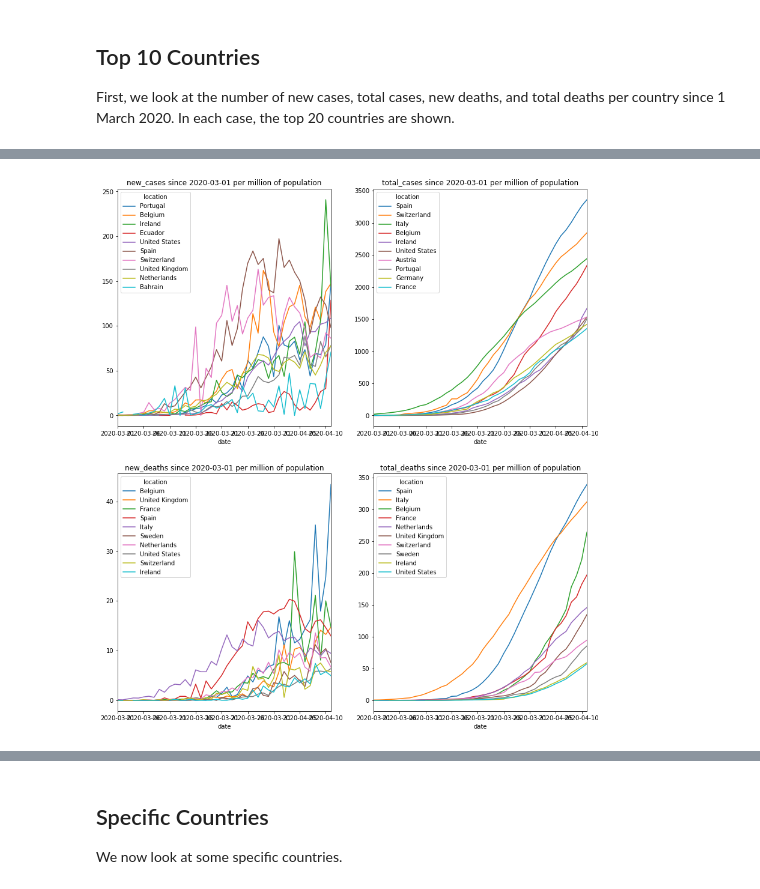
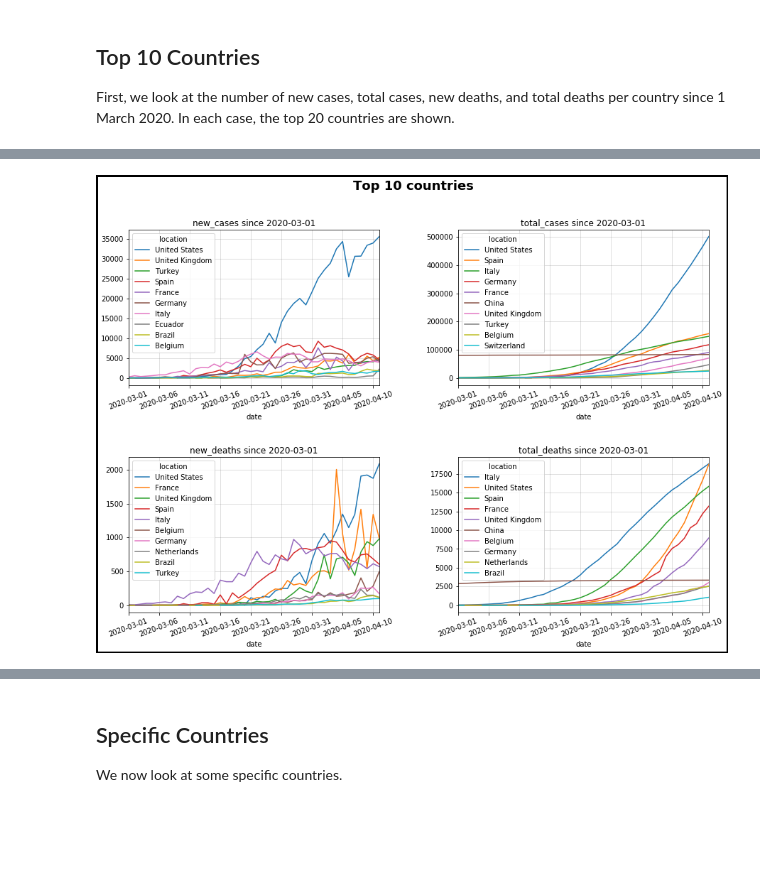
Before and after one commit to bakirl/covid19-tracker, a Jupyter notebook: covid19.ipynb, the cells around one changed output, grey strips where cells are left out. Drawn from its saved outputs; the diff is of its cells as text; code cells hidden in the pictures; blank space fills up the shorter version.

Commit message:
Some more charts

```diff
--- a/covid19.ipynb
+++ b/covid19.ipynb
@@ -116,8 +116,19 @@ Note that in all cases, the legend lists the countries in descending order (larg
 ## Top 10 Countries
 First, we look at the number of new cases, total cases, new deaths, and total deaths per country since 1 March 2020. In each case, the top 20 countries are shown.
 # %%
-plt.rcParams["figure.figsize"] = (14, 10)
-fig, ax = plt.subplots(2,2)
-for values, axis in zip(['new_cases', 'total_cases', 'new_deaths', 'total_deaths'], [ax[0][0], ax[0][1], ax[1][0], ax[1][1]]):
-    sub, title = covid(countries=countries_inter, by_pop=False, values=values)
-    sub.iloc[:,:10].plot(title=title, logy=False, ax=axis, rot=20)
+def covid_plot(n=10, countries=countries_inter, by_pop=False, sort=True, suptitle='', colors=[]):
+    plt.rcParams["figure.figsize"] = (14, 10)
+    fig, ax = plt.subplots(2, 2, linewidth=5, edgecolor='black')
+    fig.tight_layout(pad=8)
+    if (suptitle==''):
+        suptitle = 'Top ' + str(n) + ' countries'
+    if (by_pop):
+        suptitle += ' by population'
+    fig.suptitle(suptitle, size=18, weight='bold')
+    for values, axis in zip(['new_cases', 'total_cases', 'new_deaths', 'total_deaths'], [ax[0][0], ax[0][1], ax[1][0], ax[1][1]]):
+        sub, title = covid(countries=countries, by_pop=by_pop, values=values, sort=sort)
+        if (colors == []):
+            ax1 = sub.iloc[:,:n].plot(title=title, logy=False, ax=axis, rot=20)
+        else:
+            ax1 = sub.iloc[:,:n].plot(title=title, logy=False, ax=axis, rot=20, colors=colors)
+        ax1.grid(color='grey', linestyle='-', linewidth=0.5, alpha=0.5, axis='both')
@@ -129,8 +135,4 @@ Now let's adjust for population by dividing the number of cases/deaths by the po
-# %%
-plt.rcParams["figure.figsize"] = (14, 16)
-fig, ax = plt.subplots(2,2)
-for values, axis in zip(['new_cases', 'total_cases', 'new_deaths', 'total_deaths'], [ax[0][0], ax[0][1], ax[1][0], ax[1][1]]):
-    sub, title = covid(countries=countries_large, by_pop=True, values=values)
-    sub.iloc[:,:10].plot(title=title, logy=False, ax=axis)
-# %% [output]
-[figure, removed]
+# %%
+covid_plot()
+# %% [output]
+[figure, added]
```
Also changed, not shown: parts of 11 cells of this notebook.
